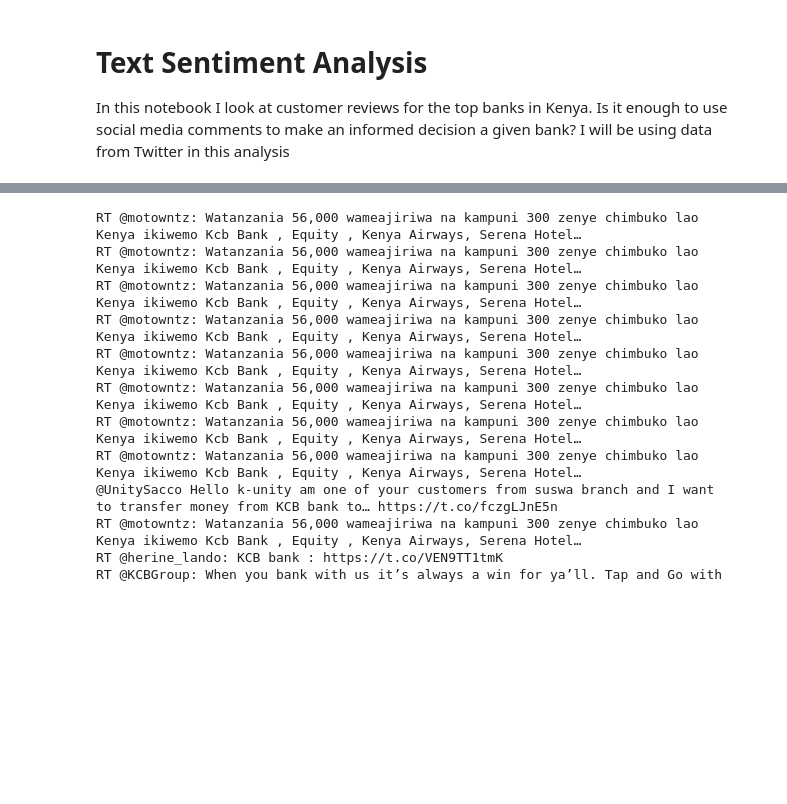
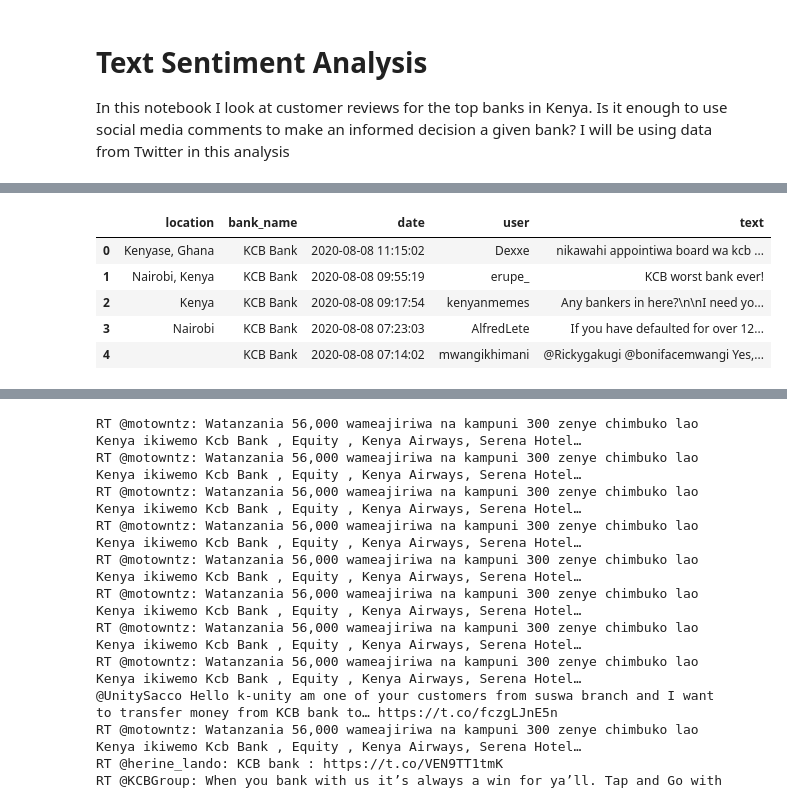
Before and after one commit to wkirui/Text-Sentiment-Analysis, a Jupyter notebook: Bank Customer Review Analysis.ipynb, the cells around one changed output, grey strips where cells are left out. Saved outputs shown, nothing was run; the diff lists cells and outputs as text; code cells hidden in the pictures; blank space fills up the shorter version.

```diff
--- a/Bank Customer Review Analysis.ipynb
+++ b/Bank Customer Review Analysis.ipynb
@@ -59,0 +171,9 @@ len(ke_banking_tweets)
+# %%
+bank_tweet_sentiments_df.head()
+# %% [output]
+|  | location | bank_name | date | user | text |
+| 0 | Kenyase, Ghana | KCB Bank | 2020-08-08 11:15:02 | Dexxe | nikawahi appointiwa board wa kcb ... |
+| 1 | Nairobi, Kenya | KCB Bank | 2020-08-08 09:55:19 | erupe_ | KCB worst bank ever! |
+| 2 | Kenya | KCB Bank | 2020-08-08 09:17:54 | kenyanmemes | Any bankers in here?\n\nI need yo... |
+| 3 | Nairobi | KCB Bank | 2020-08-08 07:23:03 | AlfredLete | If you have defaulted for over 12... |
+| 4 |  | KCB Bank | 2020-08-08 07:14:02 | mwangikhimani | @Rickygakugi @bonifacemwangi Yes,... |
```
Also changed, not shown: parts of 16 cells of this notebook.
